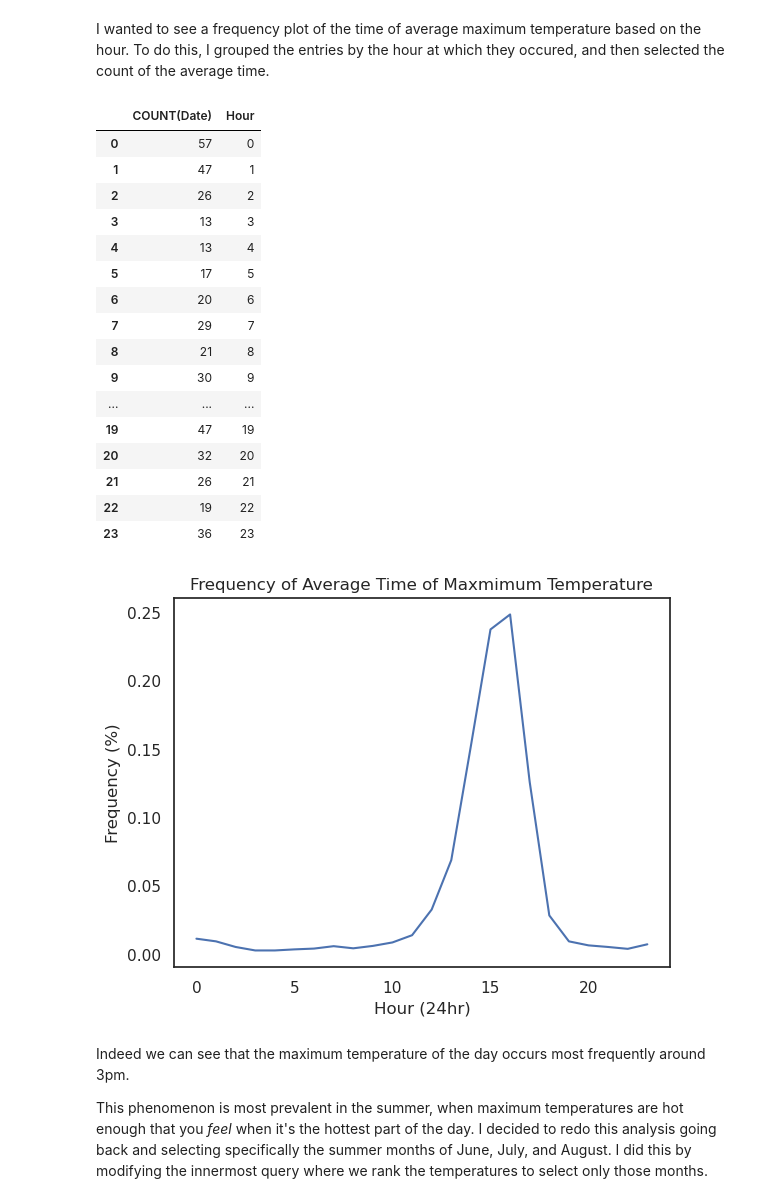
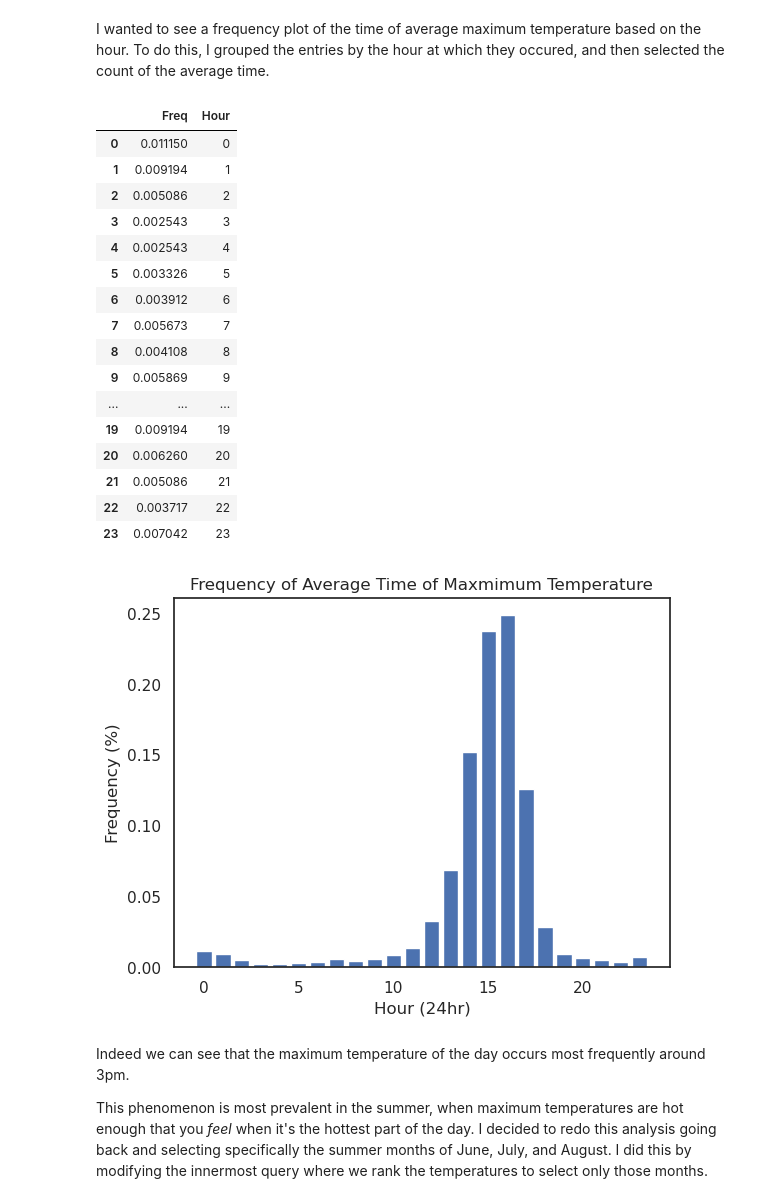
Before and after one commit to rbottoms18/sea-weather, a Jupyter notebook: weather_exploration.ipynb, the cells around one changed output. Drawn from its saved outputs; the diff is of its cells as text; code cells hidden in the pictures.

```diff
--- a/weather_exploration.ipynb
+++ b/weather_exploration.ipynb
@@ -72,47 +72,46 @@ I wanted to see a frequency plot of the time of average maximum temperature base
 # %%
 query = """
 With MaxTempTimes AS (
         WITH RankedTemp AS (
             SELECT DATE(DateTime) as Date, TIME(DateTime) as Time,
                 Temperature, RANK() OVER (PARTITION BY DATE(DateTime) ORDER BY Temperature DESC) as Rank
             FROM SEA_weather
         )
         SELECT Date, TIME(AVG((STRFTIME('%H', Time) * 60 + STRFTIME('%M', Time)) * 60), 'unixepoch') AS AvgTime
         FROM RankedTemp
         WHERE Rank = 1
         GROUP BY Date
 )
-SELECT COUNT(Date), CAST(STRFTIME('%H', AvgTime) AS INT) as Hour
+SELECT CAST(COUNT(Date) as DOUBLE) / (SELECT COUNT(*) FROM MaxTempTimes) as Freq, CAST(STRFTIME('%H', AvgTime) AS INT) as Hour
 FROM MaxTempTimes
 GROUP BY Hour
 """
 
 max_temps = pd.read_sql_query(query, connection)
 display(max_temps)
-max_temps['COUNT(Date)'] = max_temps['COUNT(Date)'] / max_temps['COUNT(Date)'].sum()
-plt.plot(max_temps['Hour'].values, max_temps['COUNT(Date)'].values)
+plt.bar(max_temps['Hour'].values, max_temps['Freq'].values)
 plt.xlabel("Hour (24hr)");
 plt.ylabel("Frequency (%)");
 plt.title("Frequency of Average Time of Maxmimum Temperature");
 # %% [output]
-|  | COUNT(Date) | Hour |
-| 0 | 57 | 0 |
-| 1 | 47 | 1 |
-| 2 | 26 | 2 |
-| 3 | 13 | 3 |
-| 4 | 13 | 4 |
-| 5 | 17 | 5 |
-| 6 | 20 | 6 |
-| 7 | 29 | 7 |
-| 8 | 21 | 8 |
-| 9 | 30 | 9 |
+|  | Freq | Hour |
+| 0 | 0.011150 | 0 |
+| 1 | 0.009194 | 1 |
+| 2 | 0.005086 | 2 |
+| 3 | 0.002543 | 3 |
+| 4 | 0.002543 | 4 |
+| 5 | 0.003326 | 5 |
+| 6 | 0.003912 | 6 |
+| 7 | 0.005673 | 7 |
+| 8 | 0.004108 | 8 |
+| 9 | 0.005869 | 9 |
 | ... | ... | ... |
-| 19 | 47 | 19 |
-| 20 | 32 | 20 |
-| 21 | 26 | 21 |
-| 22 | 19 | 22 |
-| 23 | 36 | 23 |
+| 19 | 0.009194 | 19 |
+| 20 | 0.006260 | 20 |
+| 21 | 0.005086 | 21 |
+| 22 | 0.003717 | 22 |
+| 23 | 0.007042 | 23 |
-[figure, old version]
+[figure, new version]
 # %% [markdown]
 Indeed we can see that the maximum temperature of the day occurs most frequently around 3pm.
 
```
Also changed, not shown: parts of 1 cell of this notebook, 3 other files.
